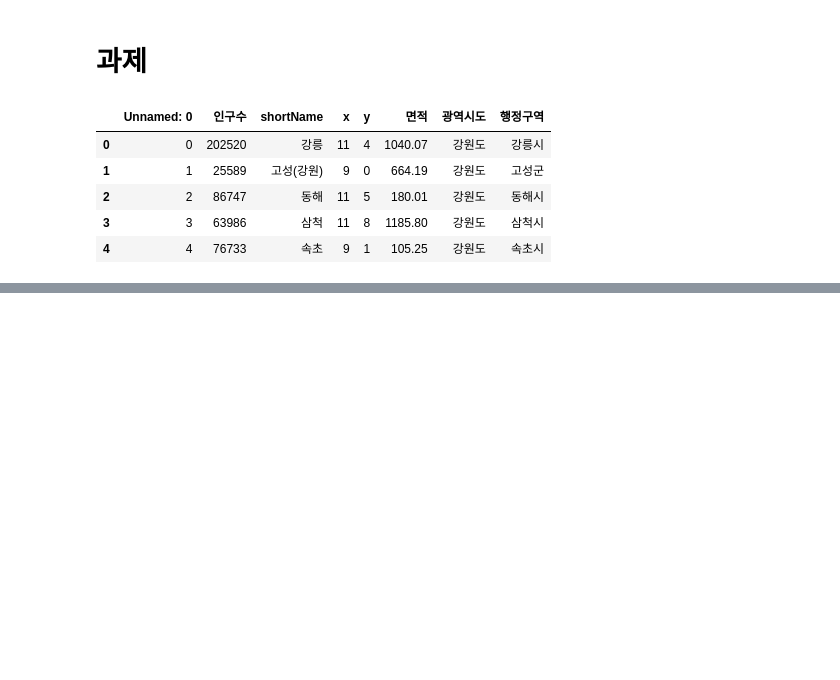
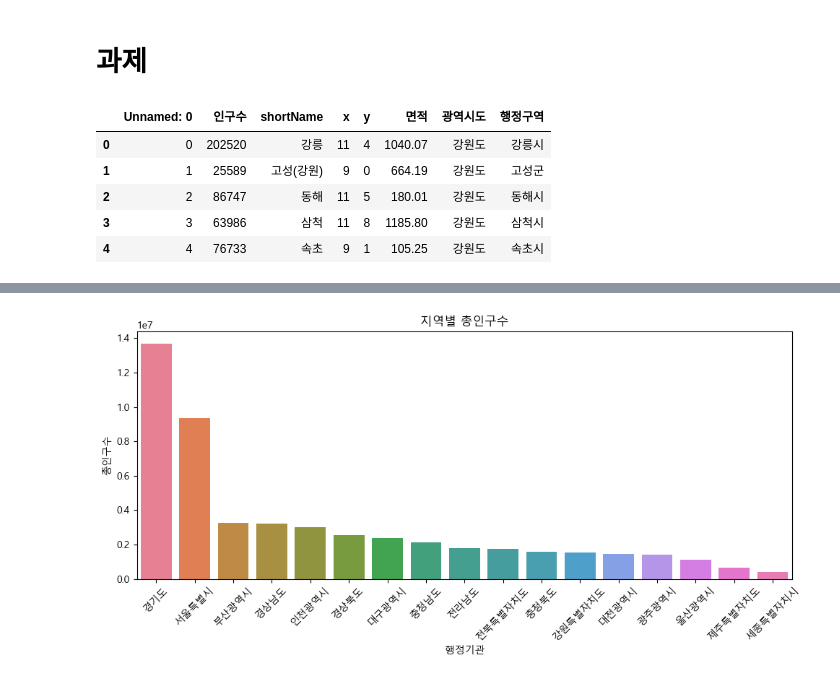
Before and after one commit to woogi123/MyNewApp, a Jupyter notebook: Python_WebScraping_Analysis/03-1.행정구역정보_분석과시각화.ipynb, the cells around one changed output, grey strips where cells are left out. Drawn from its saved outputs; the diff is of its cells as text; code cells hidden in the pictures; blank space fills up the shorter version.

```diff
--- a/Python_WebScraping_Analysis/03-1.행정구역정보_분석과시각화.ipynb
+++ b/Python_WebScraping_Analysis/03-1.행정구역정보_분석과시각화.ipynb
@@ -668,3 +668,7 @@ data.head()
 | 2 | 2 | 86747 | 동해 | 11 | 5 | 180.01 | 강원도 | 동해시 |
 | 3 | 3 | 63986 | 삼척 | 11 | 8 | 1185.80 | 강원도 | 삼척시 |
 | 4 | 4 | 76733 | 속초 | 9 | 1 | 105.25 | 강원도 | 속초시 |
+# %%
+data = pd.read_csv('data/인구현황.csv')
+
+data.head()
@@ -670,0 +682,5 @@ data.head()
+# %%
+filtered_data = data[data['행정기관'] != '전국']
+
+# 총인구수 기준으로 정렬 후 Top5 출력
+filtered_data[['행정기관', '총인구수']].sort_values(by='총인구수', ascending=False).head(5)
@@ -670,0 +694,10 @@ data.head()
+# %%
+plt.figure(figsize=(10,5))
+sns.barplot(x='행정기관', y='총인구수', data=filtered_data.sort_values(by='총인구수', ascending=False), hue='행정기관')
+
+plt.xticks(rotation=45)
+plt.title('지역별 총인구수')
+plt.tight_layout()
+plt.show()
+# %% [output]
+[figure, added]
```
Also changed, not shown: parts of 10 cells of this notebook.
